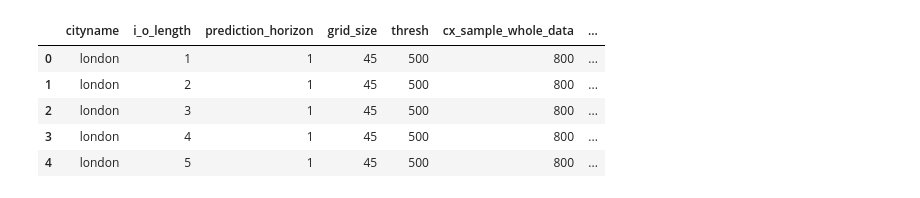
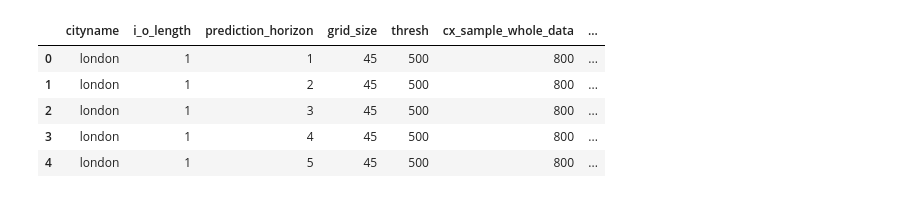
Before and after one commit to mie-lab/Complexity-Aware-Traffic-Prediction, a Jupyter notebook: exploration/CATP/plotting/analyse_PM_csv.ipynb, the cells around one changed output. Saved outputs shown, nothing was run; the diff lists cells and outputs as text; code cells hidden in the pictures.

```diff
--- a/exploration/CATP/plotting/analyse_PM_csv.ipynb
+++ b/exploration/CATP/plotting/analyse_PM_csv.ipynb
@@ -15,15 +15,19 @@ import matplotlib.pyplot as plt
 from smartprint import smartprint as sprint
 # %%
 import pandas as pd
-df = pd.read_csv("PM.csv")
+df = pd.read_csv("PM_cont.csv")
+
+city_color = {"london" : "red",
+             "melbourne": "blue",
+             "madrid": "green"}
 df.head()
 # %% [output]
 |  | cityname | i_o_length | prediction_horizon | grid_size | thresh | cx_sample_whole_data | ... |
 | 0 | london | 1 | 1 | 45 | 500 | 800 | ... |
-| 1 | london | 2 | 1 | 45 | 500 | 800 | ... |
-| 2 | london | 3 | 1 | 45 | 500 | 800 | ... |
-| 3 | london | 4 | 1 | 45 | 500 | 800 | ... |
-| 4 | london | 5 | 1 | 45 | 500 | 800 | ... |
+| 1 | london | 1 | 2 | 45 | 500 | 800 | ... |
+| 2 | london | 1 | 3 | 45 | 500 | 800 | ... |
+| 3 | london | 1 | 4 | 45 | 500 | 800 | ... |
+| 4 | london | 1 | 5 | 45 | 500 | 800 | ... |
 # %%
 thresh = 1500
 
```
Also changed, not shown: parts of 5 cells of this notebook, 6 other files.
